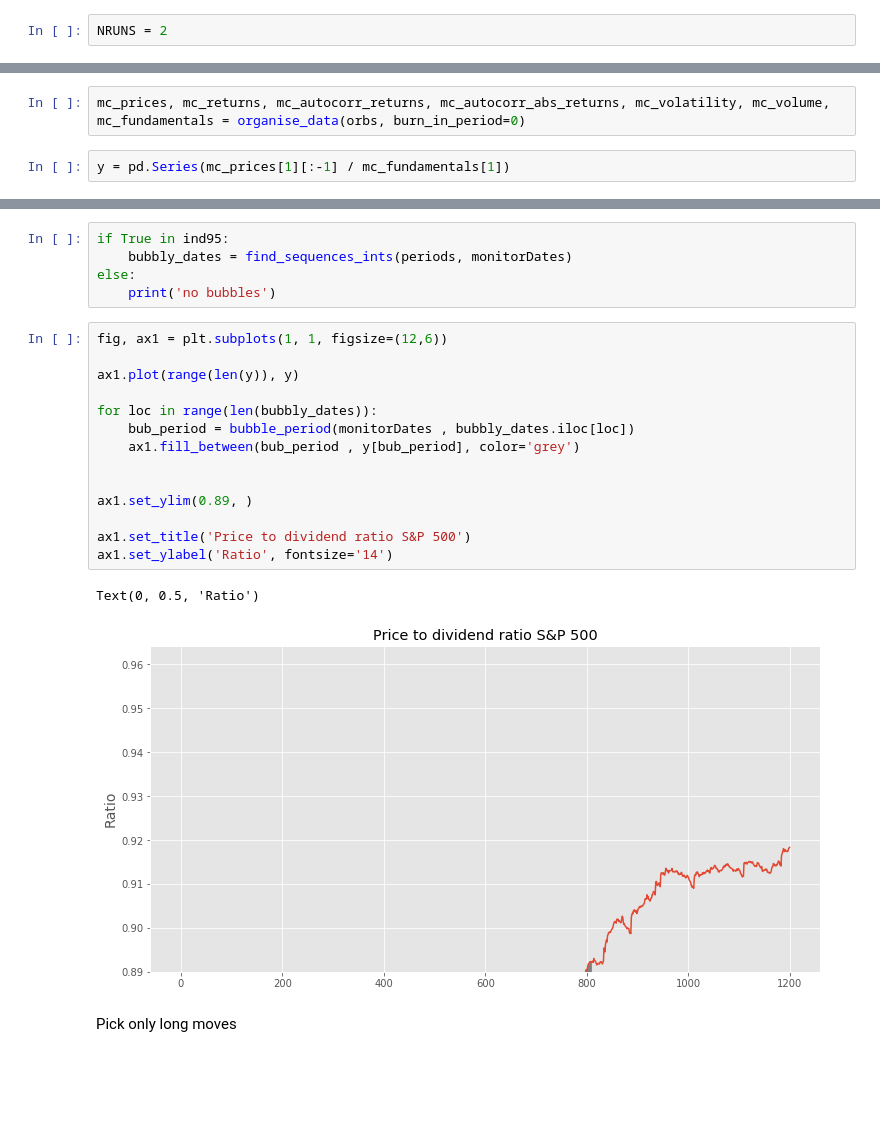
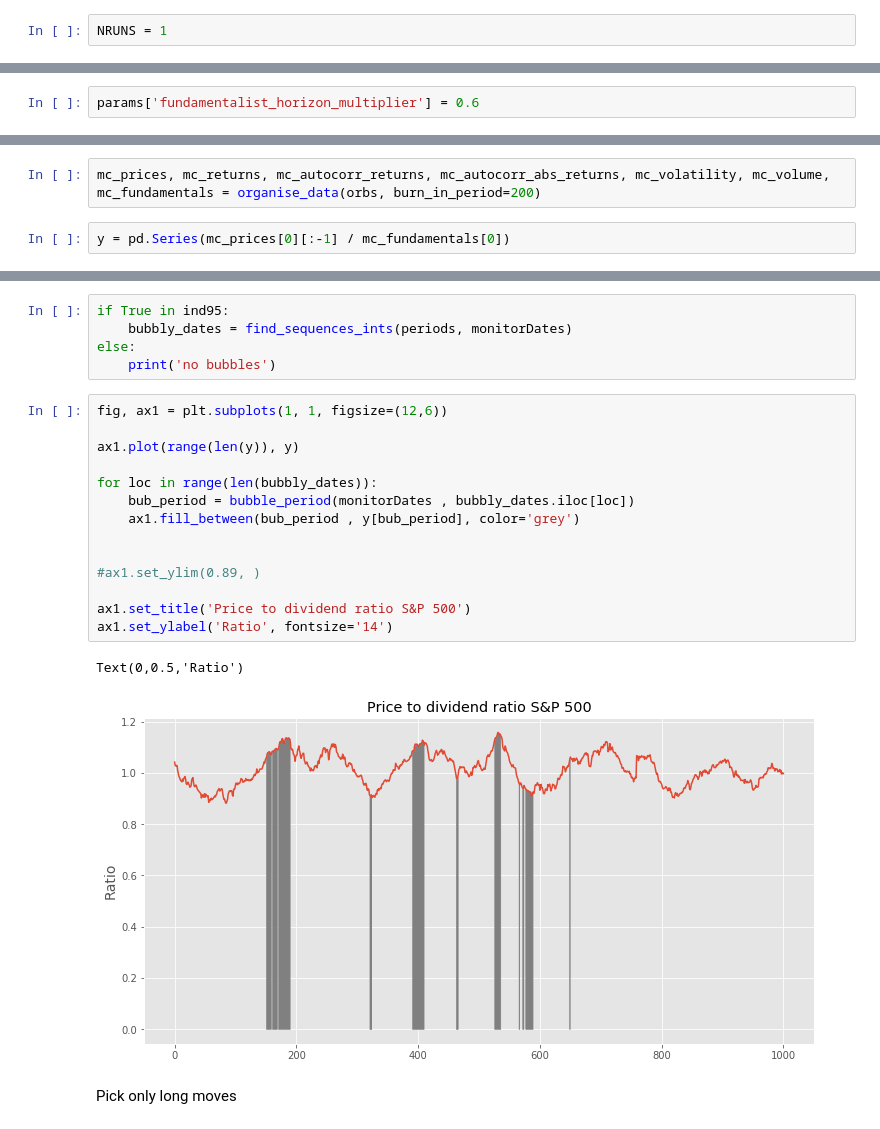
Before and after one commit to joerischasfoort/bubble-inequality, a Jupyter notebook: distribution_model_dynamics.ipynb, the cells around one changed output, grey strips where cells are left out. Drawn from its saved outputs; the diff is of its cells as text; blank space fills up the shorter version.

```diff
--- a/distribution_model_dynamics.ipynb
+++ b/distribution_model_dynamics.ipynb
@@ -24,6 +24,6 @@ from functions.find_bubbles import *
 # %%
 style.use('ggplot')
 # %%
-NRUNS = 2
+NRUNS = 1
 # %% [markdown]
 ## Get parameters from calibration
@@ -75,6 +78,8 @@ with open('parameters.json', 'w') as fp:
     json.dump(params, fp)
 # %% [markdown]
 ## Run model
+# %%
+params['fundamentalist_horizon_multiplier'] = 0.6
 # %%
 trdrs = []
 orbs = []
@@ -89,9 +93,9 @@ for seed in range(NRUNS):
 # %% [markdown]
 # Price dynamics
 # %%
-mc_prices, mc_returns, mc_autocorr_returns, mc_autocorr_abs_returns, mc_volatility, mc_volume, mc_fundamentals = organise_data(orbs, burn_in_period=0)
+mc_prices, mc_returns, mc_autocorr_returns, mc_autocorr_abs_returns, mc_volatility, mc_volume, mc_fundamentals = organise_data(orbs, burn_in_period=200)
 # %%
-y = pd.Series(mc_prices[1][:-1] / mc_fundamentals[1])
+y = pd.Series(mc_prices[0][:-1] / mc_fundamentals[0])
 # %%
 fig, (ax1, ax2) = plt.subplots(1, 2, figsize=(12,6))
 
@@ -139,20 +143,20 @@ else:
 # %%
 fig, ax1 = plt.subplots(1, 1, figsize=(12,6))
 
 ax1.plot(range(len(y)), y)
 
 for loc in range(len(bubbly_dates)):
     bub_period = bubble_period(monitorDates , bubbly_dates.iloc[loc])
     ax1.fill_between(bub_period , y[bub_period], color='grey')
 
 
-ax1.set_ylim(0.89, )
+#ax1.set_ylim(0.89, )
 
 ax1.set_title('Price to dividend ratio S&P 500')
 ax1.set_ylabel('Ratio', fontsize='14')
 # %% [output]
-Text(0, 0.5, 'Ratio')
+Text(0,0.5,'Ratio')
-[figure, old version]
+[figure, new version]
 # %% [markdown]
 Pick only long moves
 # %%
```
Also changed, not shown: parts of 5 cells of this notebook, 5 other files.
